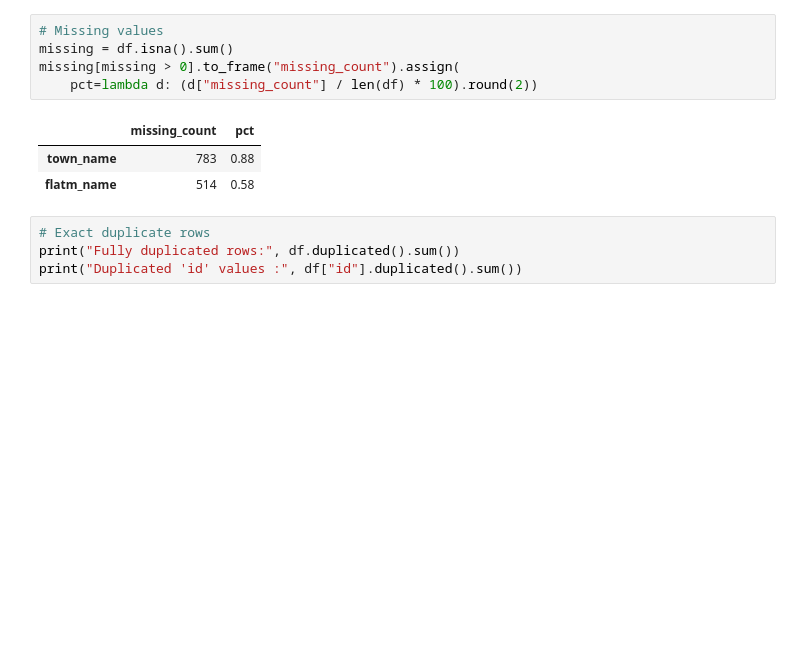
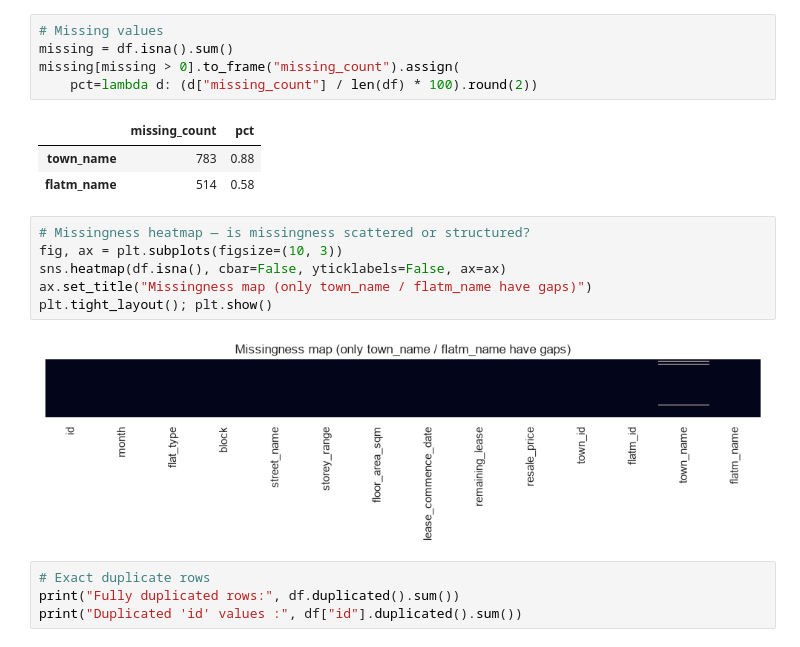
Before and after one commit to tecksiang93ai-png/regression-end-to-end, a Jupyter notebook: eda.ipynb, the cells around one changed output. Cells and saved outputs as stored; diff of their text form; blank space fills up the shorter version.

```diff
--- a/eda.ipynb
+++ b/eda.ipynb
@@ -81,6 +100,14 @@ missing[missing > 0].to_frame("missing_count").assign(
 |  | missing_count | pct |
 | town_name | 783 | 0.88 |
 | flatm_name | 514 | 0.58 |
+# %%
+# Missingness heatmap — is missingness scattered or structured?
+fig, ax = plt.subplots(figsize=(10, 3))
+sns.heatmap(df.isna(), cbar=False, yticklabels=False, ax=ax)
+ax.set_title("Missingness map (only town_name / flatm_name have gaps)")
+plt.tight_layout(); plt.show()
+# %% [output]
+[figure, added]
 # %%
 # Exact duplicate rows
 print("Fully duplicated rows:", df.duplicated().sum())
```
Also changed, not shown: parts of 27 cells of this notebook, 14 other files.
